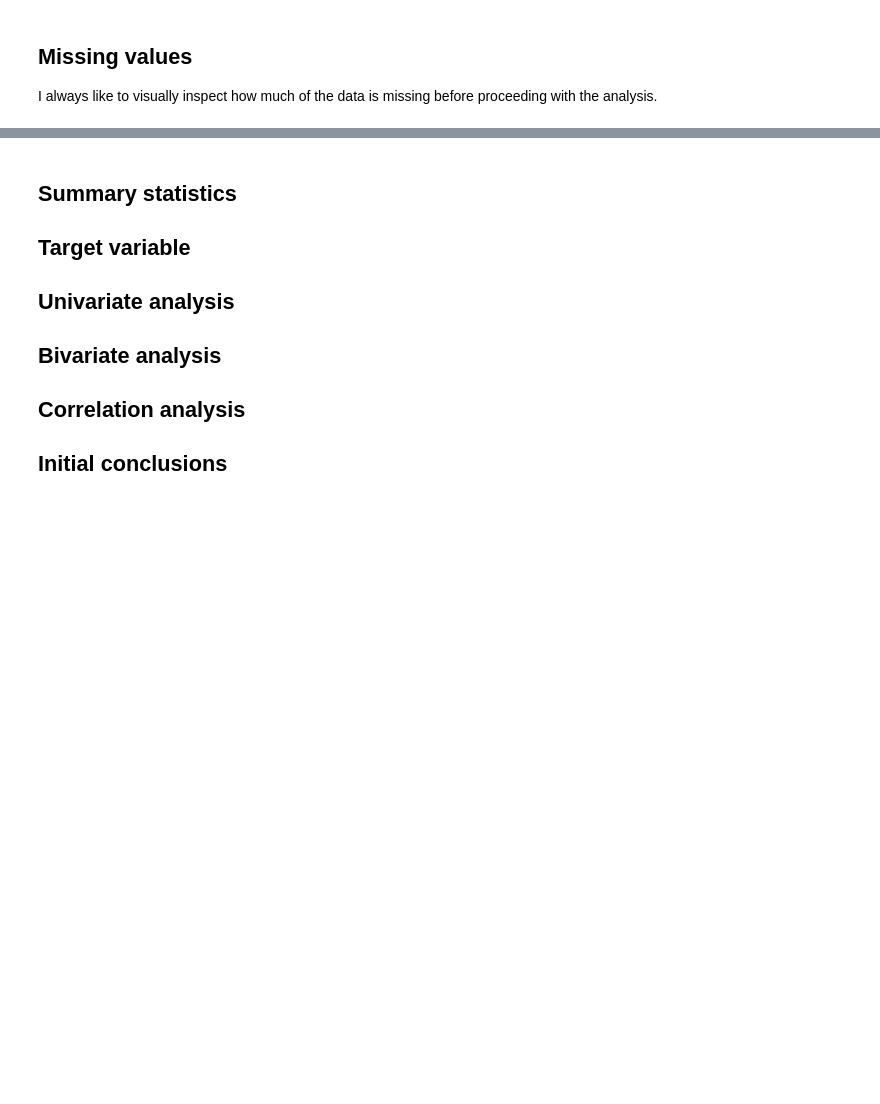
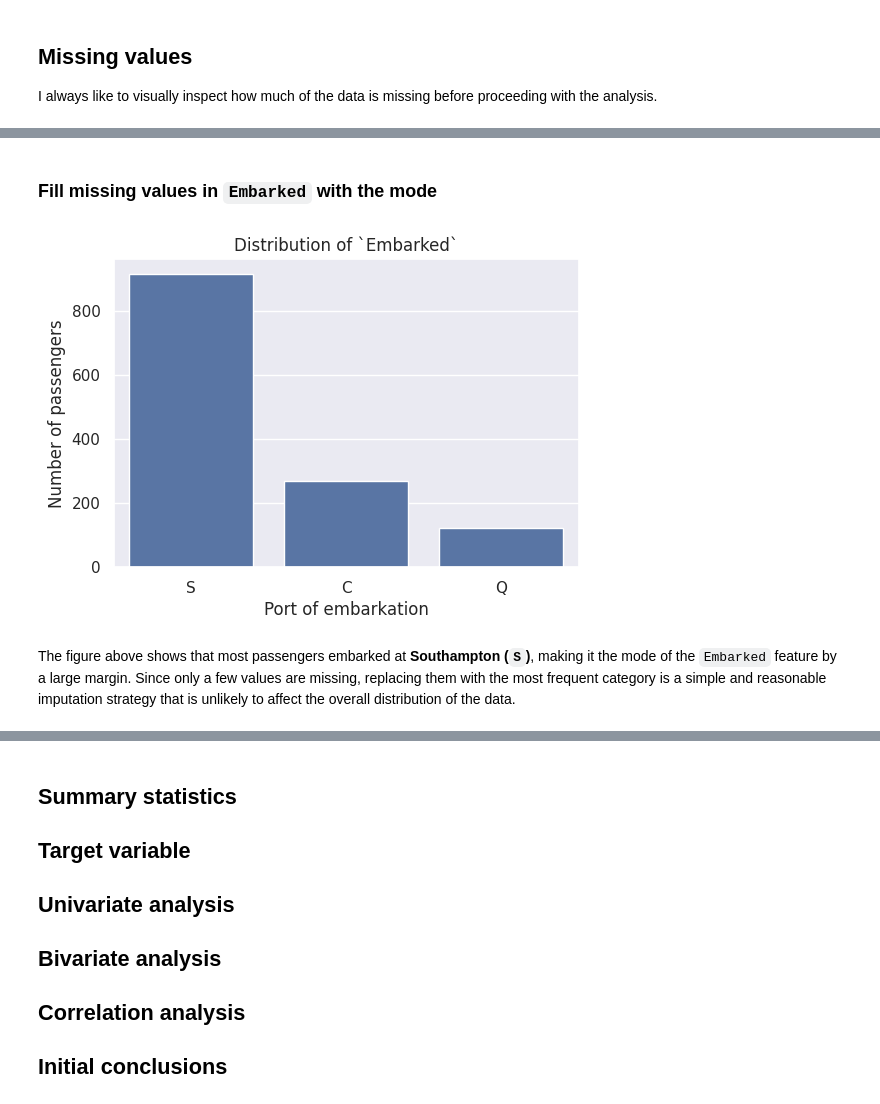
Before and after one commit to ianlopezdiaz/kaggle-titanic, a Jupyter notebook: 1_EDA.ipynb, the cells around one changed output, grey strips where cells are left out. Drawn from its saved outputs; the diff is of its cells as text; code cells hidden in the pictures; blank space fills up the shorter version.

```diff
--- a/1_EDA.ipynb
+++ b/1_EDA.ipynb
@@ -252,0 +365,25 @@ Text(0.5, 1.0, 'Missing values heatmap')
+# %%
+df_full["Age"] = (
+    df_full.groupby(["Pclass", "Sex"])["Age"]
+           .transform(lambda s: s.fillna(s.median()))
+)
+# %% [markdown]
+### Fill missing values in `Embarked` with the mode
+# %%
+plt.figure(figsize=(6, 4))
+
+sns.countplot(
+    data=df_full,
+    x="Embarked",
+    order=df_full["Embarked"].value_counts().index
+)
+
+plt.title("Distribution of `Embarked`")
+plt.xlabel("Port of embarkation")
+plt.ylabel("Number of passengers")
+
+plt.show()
+# %% [output]
+[figure, added]
+# %% [markdown]
+The figure above shows that most passengers embarked at **Southampton (`S`)**, making it the mode of the `Embarked` feature by a large margin. Since only a few values are missing, replacing them with the most frequent category is a simple and reasonable imputation strategy that is unlikely to affect the overall distribution of the data.
```
Also changed, not shown: parts of 22 cells of this notebook, 8 other files.
